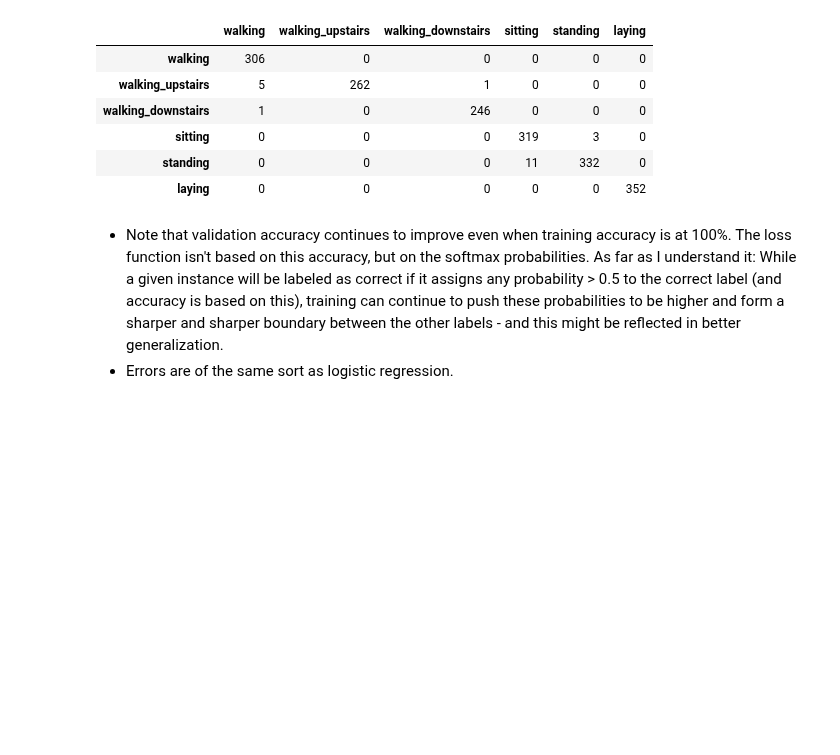
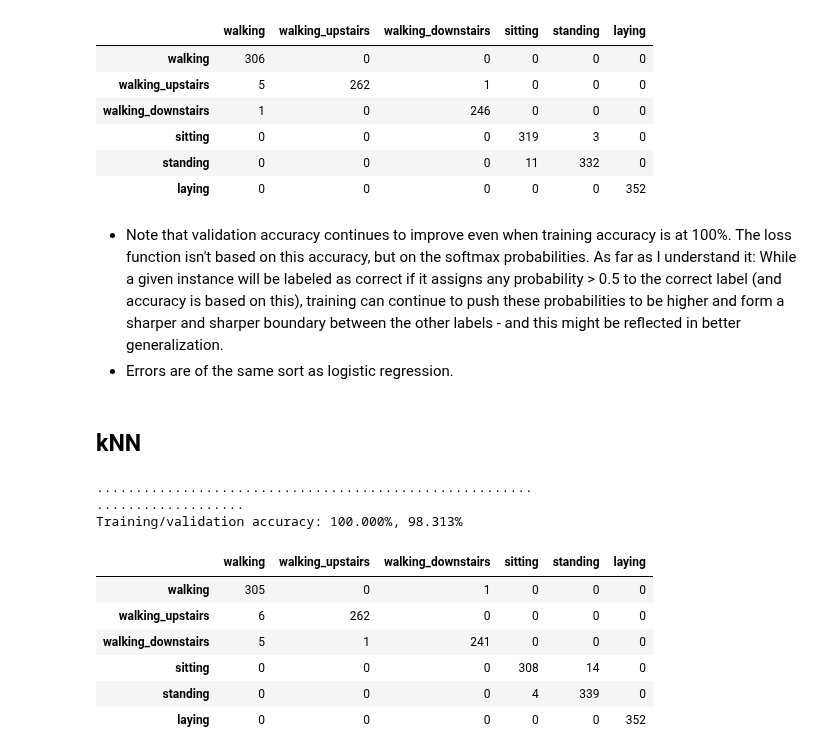
Before and after one commit to Hodapp87/yazabi-tensorflow-classification-test, a Jupyter notebook: Yazabi - TensorFlow skills test (classification).ipynb, the cells around one changed output. Cells and saved outputs as stored; diff of their text form; code cells hidden in the pictures; blank space fills up the shorter version.

```diff
--- a/Yazabi - TensorFlow skills test (classification).ipynb
+++ b/Yazabi - TensorFlow skills test (classification).ipynb
@@ -285,13 +285,9 @@ conf
 # %% [markdown]
 ## Two-Layer ANN
 # %%
-# TODO:
-# argmax is returning 0 because logits are all NaN.
-# Logits are all NaN because something is making their values explode.
-
 class ANNGraph(object):
 
-    def __init__(self, n_features, n_labels, hidden_units=500, scope="nn"):
+    def __init__(self, n_features, n_labels, hidden_units=200, scope="nn"):
         """Create a TensorFlow graph for a two-layer neural net.
         Specify the number of feature dimensions ('n_features') and number
         of labels to classify over ('n_labels').  Optional 'hidden'
@@ -304,12 +300,16 @@ class ANNGraph(object):
             # Model:
             hidden = tf.layers.dense(self.example, hidden_units, activation=tf.nn.relu)
             logits = tf.layers.dense(hidden, n_labels)
-            #sm = tf.nn.softmax(self.logits)
+            # If we need class probabilities:
+            #prob = tf.nn.softmax(self.logits)
+            # Prediction is just argmax
             self.predict_node = tf.argmax(logits, axis=1)
             # Cost function:
             self.loss = tf.nn.softmax_cross_entropy_with_logits(logits=logits, labels=self.label)
 
+    # TODO: Clarify differing data formats
     def predict(self, session, X):
+        """Predict given a tensor of inputs."""
         return session.run(self.predict_node, {self.example: X})
 # %%
 tf.reset_default_graph()
@@ -368,3 +368,5 @@ conf
 # %% [markdown]
 - Note that validation accuracy continues to improve even when training accuracy is at 100%.  The loss function isn't based on this accuracy, but on the softmax probabilities. As far as I understand it: While a given instance will be labeled as correct if it assigns any probability > 0.5 to the correct label (and accuracy is based on this), training can continue to push these probabilities to be higher and form a sharper and sharper boundary between the other labels - and this might be reflected in better generalization.
 - Errors are of the same sort as logistic regression.
+# %% [markdown]
+## kNN
@@ -370,0 +422,45 @@ conf
+# %%
+tf.reset_default_graph()
+knn = KNearestNeighborGraph(1, train_X.values, train_y.values)
+import sys
+with tf.Session() as session:
+    init = tf.global_variables_initializer()
+    session.run(init)
+    # Evaluate accuracy:
+    train_y_predict = np.zeros((train_X.shape[0]))
+    for i in range(train_X.shape[0]):
+        if (i % 100 == 0):
+            sys.stdout.write(".")
+            sys.stdout.flush()
+        train_y_predict[i] = knn.predict(session, train_X.iloc[i, :])
+    valid_y_predict = np.zeros((valid_X.shape[0]))
+    print()
+    for i in range(valid_X.shape[0]):
+        if (i % 100 == 0):
+            sys.stdout.write(".")
+            sys.stdout.flush()
+        valid_y_predict[i] = knn.predict(session, valid_X.iloc[i, :])
+    print()
+    #train_y_predict = knn.predict(session, train_X)
+    #valid_y_predict = knn.predict(session, valid_X)
+    train_acc = sklearn.metrics.accuracy_score(train_y, train_y_predict)
+    valid_acc = sklearn.metrics.accuracy_score(valid_y, valid_y_predict)
+    print("Training/validation accuracy: {0:.3f}%, {1:.3f}%".format(
+        100*train_acc, 100*valid_acc))
+# %% [output]
+........................................................
+...................
+Training/validation accuracy: 100.000%, 98.313%
+# %%
+# Confusion matrix (on validation set):
+conf = sklearn.metrics.confusion_matrix(valid_y, valid_y_predict)
+conf = pd.DataFrame(conf, columns=label_list, index=label_list)
+conf
+# %% [output]
+|  | walking | walking_upstairs | walking_downstairs | sitting | standing | laying |
+| walking | 305 | 0 | 1 | 0 | 0 | 0 |
+| walking_upstairs | 6 | 262 | 0 | 0 | 0 | 0 |
+| walking_downstairs | 5 | 1 | 241 | 0 | 0 | 0 |
+| sitting | 0 | 0 | 0 | 308 | 14 | 0 |
+| standing | 0 | 0 | 0 | 4 | 339 | 0 |
+| laying | 0 | 0 | 0 | 0 | 0 | 352 |
```
Also changed, not shown: parts of 2 cells of this notebook.
